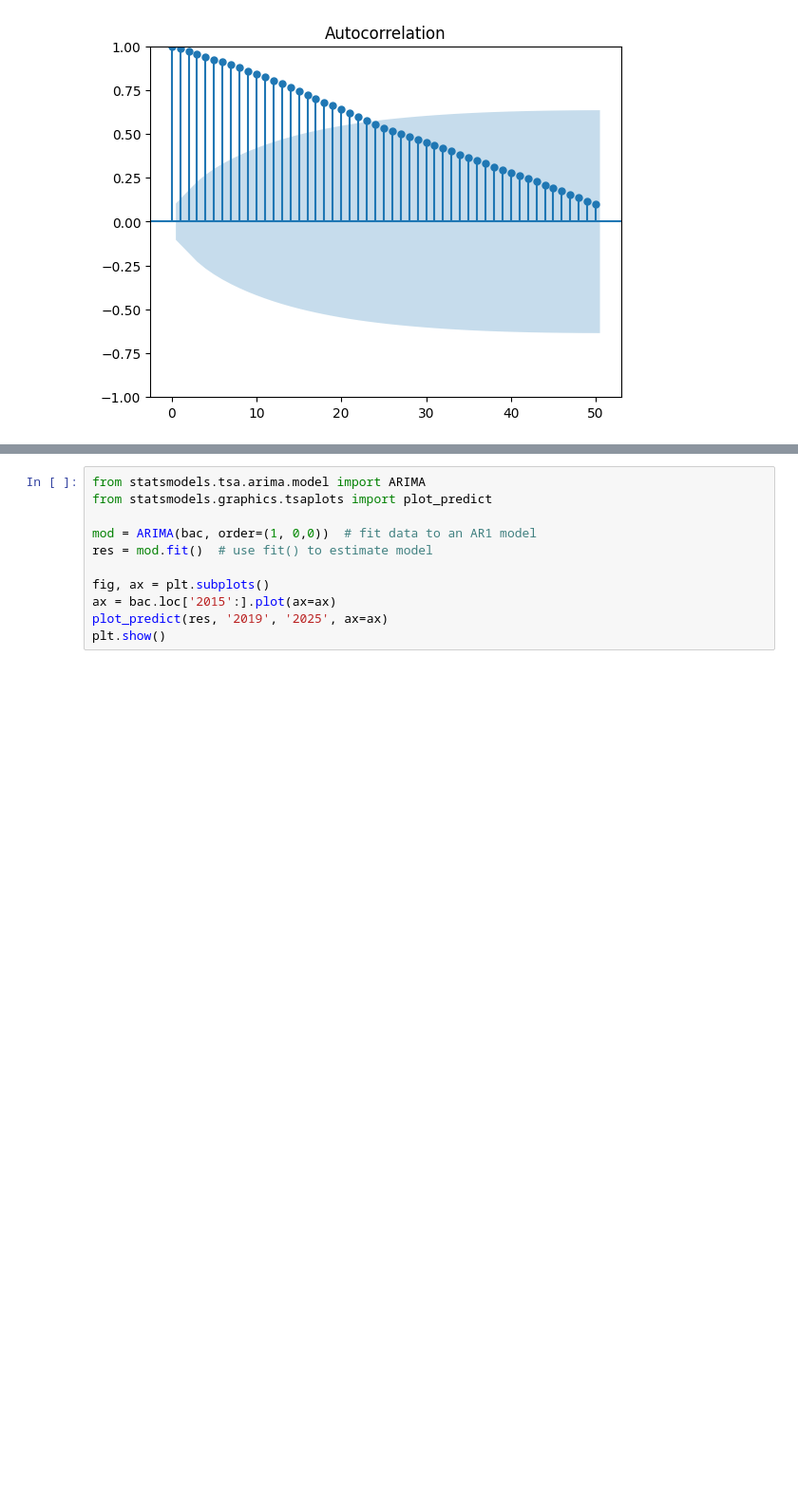
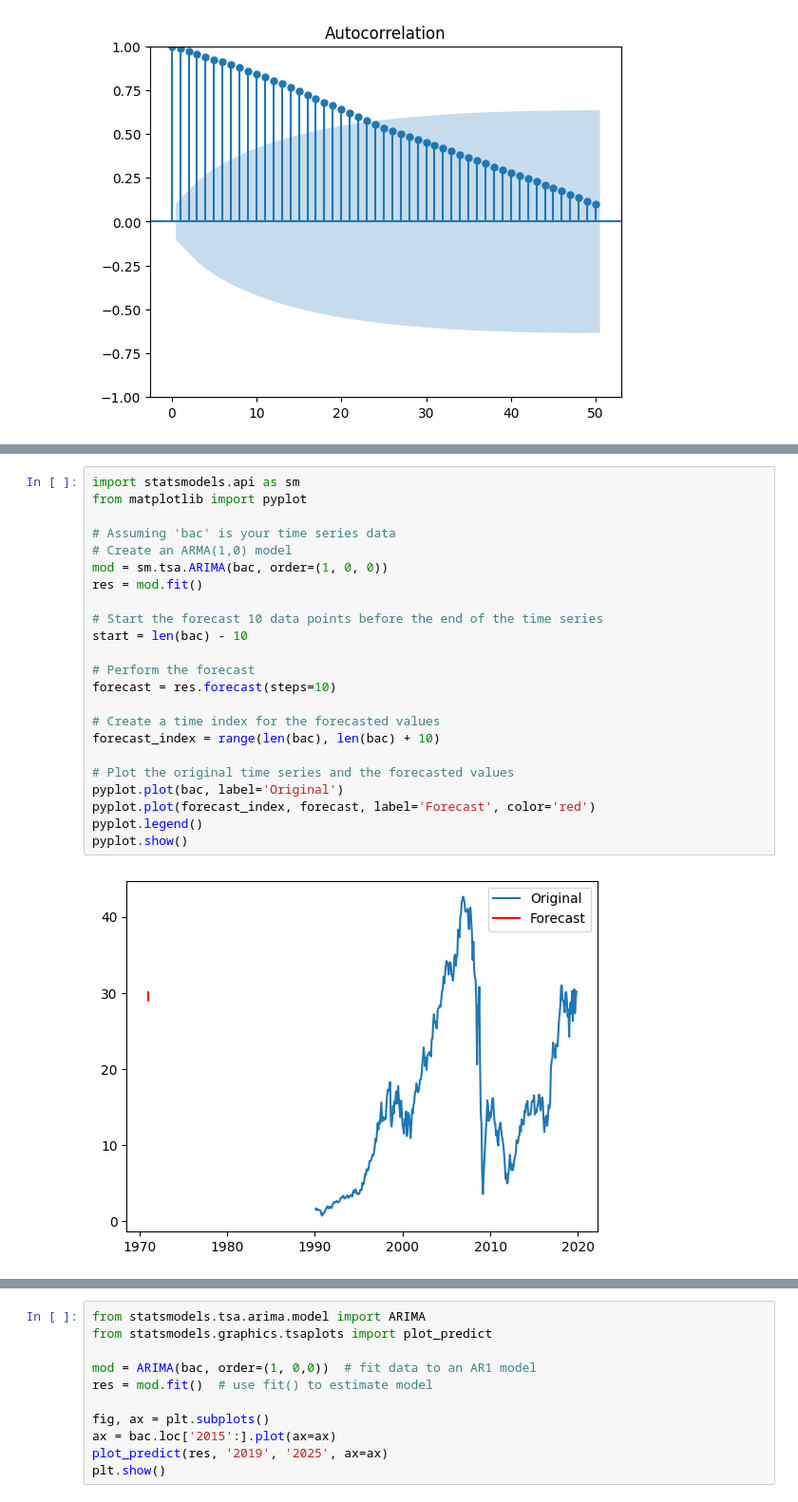
Before and after one commit to HowardHNguyen/ML_DL_Time_Series_by_Python, a Jupyter notebook: Estimating_AR_Model_&_Forecasting_with_ARIMA.ipynb, the cells around one changed output, grey strips where cells are left out. Shown at 95% size. Cells and saved outputs as stored; diff of their text form; blank space fills up the shorter version.

```diff
--- a/Estimating_AR_Model_&_Forecasting_with_ARIMA.ipynb
+++ b/Estimating_AR_Model_&_Forecasting_with_ARIMA.ipynb
@@ -348,6 +355,31 @@ const     16.356238
 ar.L1      0.991311
 sigma2     2.425606
 dtype: float64
+# %%
+import statsmodels.api as sm
+from matplotlib import pyplot
+
+# Assuming 'bac' is your time series data
+# Create an ARMA(1,0) model
+mod = sm.tsa.ARIMA(bac, order=(1, 0, 0))
+res = mod.fit()
+
+# Start the forecast 10 data points before the end of the time series
+start = len(bac) - 10
+
+# Perform the forecast
+forecast = res.forecast(steps=10)
+
+# Create a time index for the forecasted values
+forecast_index = range(len(bac), len(bac) + 10)
+
+# Plot the original time series and the forecasted values
+pyplot.plot(bac, label='Original')
+pyplot.plot(forecast_index, forecast, label='Forecast', color='red')
+pyplot.legend()
+pyplot.show()
+# %% [output]
+[figure, added]
 # %%
 # Import the ARMA module from statsmodels
 from statsmodels.tsa.arima_model import ARMA
```
Also changed, not shown: parts of 9 cells of this notebook.
